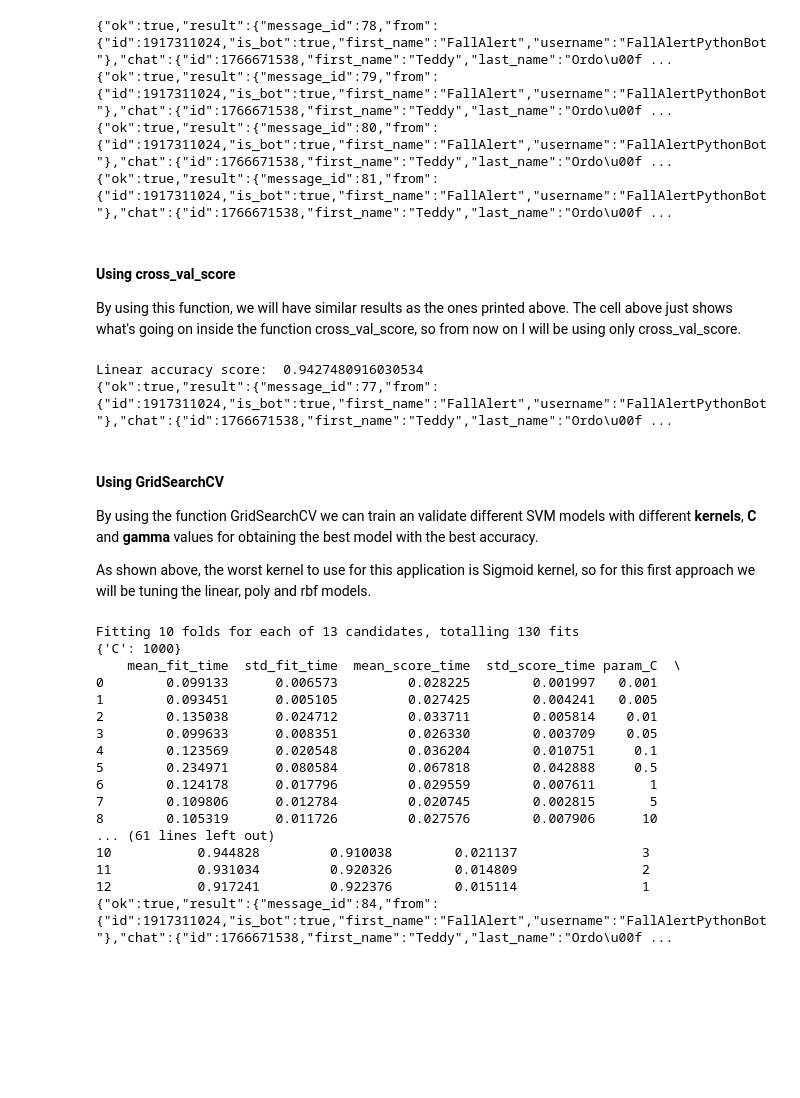
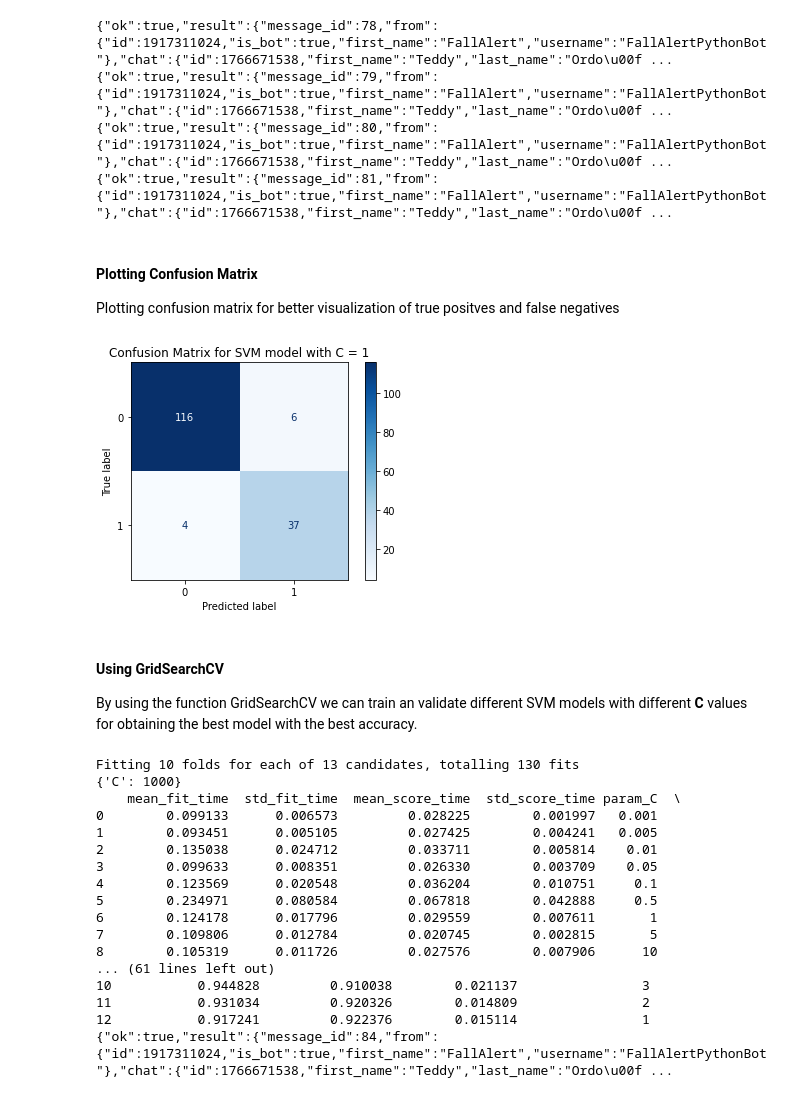
Before and after one commit to teddsords/Fall-Detection-and-Notification-System, a Jupyter notebook: SVM Models.ipynb, the cells around one changed output. Cells and saved outputs as stored; diff of their text form; code cells hidden in the pictures; blank space fills up the shorter version.

```diff
--- a/SVM Models.ipynb
+++ b/SVM Models.ipynb
@@ -130,4 +129,4 @@ Linear accuracy score:  0.9498724610297591
 # %%
-y_predicted = clf_lin_1.predict(X_test)       # 0.95      randomstate=17 0.9567 accuracy
-print('Accuracy: ', accuracy_score(y_test, y_predicted))
+y_predicted_1 = clf.predict(X_test)
+print('Accuracy: ', (accuracy_score(y_test, y_predicted_1))*100)
 # %% [output]
@@ -149,26 +155,22 @@ print('Accuracy: ', accuracy_score(y_test, y_predicted))
 {"ok":true,"result":{"message_id":79,"from":{"id":1917311024,"is_bot":true,"first_name":"FallAlert","username":"FallAlertPythonBot"},"chat":{"id":1766671538,"first_name":"Teddy","last_name":"Ordo\u00f ...
 {"ok":true,"result":{"message_id":80,"from":{"id":1917311024,"is_bot":true,"first_name":"FallAlert","username":"FallAlertPythonBot"},"chat":{"id":1766671538,"first_name":"Teddy","last_name":"Ordo\u00f ...
 {"ok":true,"result":{"message_id":81,"from":{"id":1917311024,"is_bot":true,"first_name":"FallAlert","username":"FallAlertPythonBot"},"chat":{"id":1766671538,"first_name":"Teddy","last_name":"Ordo\u00f ...
-# %% [markdown]
-#### Using cross_val_score
-
-By using this function, we will have similar results as the ones printed above. The cell above just shows what's going on inside the function cross_val_score, so from now on I will be using only cross_val_score.
-# %%
-print('Linear accuracy score: ', cross_val_score(clf_lin, X, y, cv=10).mean())      # 0.9478 accuracy       std = 0.9493
-#print('Poly accuracy score: ', cross_val_score(clf_poly, X, y, cv=10).mean())       # 0.8186 accuracy
-#print('RBF accuracy score: ', cross_val_score(clf_rbf, X, y, cv=10).mean())         # 0.8763 accuracy
-#print('Sig accuracy score: ', cross_val_score(clf_sig, X, y, cv=10).mean())         # 0.6318 accuracy
-
-broadcast_message(['1766671538'], 'Training is done!')
-# %% [output]
-Linear accuracy score:  0.9427480916030534
-{"ok":true,"result":{"message_id":77,"from":{"id":1917311024,"is_bot":true,"first_name":"FallAlert","username":"FallAlertPythonBot"},"chat":{"id":1766671538,"first_name":"Teddy","last_name":"Ordo\u00f ...
+# %% [markdown]
+#### Plotting Confusion Matrix
+
+Plotting confusion matrix for better visualization of true positves and false negatives
+# %%
+con_mat = confusion_matrix(y_true=y_test, y_pred=y_predicted_1)
+disp = ConfusionMatrixDisplay(confusion_matrix=con_mat)
+disp.plot(cmap='Blues')
+plt.title('Confusion Matrix for SVM model with C = 1')
+plt.show()
+# %% [output]
+[figure, added]
 # %% [markdown]
 #### Using GridSearchCV
 
-By using the function GridSearchCV we can train an validate different SVM models with different **kernels**, **C** and **gamma** values for obtaining the best model with the best accuracy.
-
-As shown above, the worst kernel to use for this application is Sigmoid kernel, so for this first approach we will be tuning the linear, poly and rbf models.
+By using the function GridSearchCV we can train an validate different SVM models with different **C** values for obtaining the best model with the best accuracy.
 # %%
 params = {'C': (0.001, 0.005, 0.01, 0.05, 0.1, 0.5, 1, 5, 10, 50, 100, 500, 1000)}
 # %%
```
Also changed, not shown: parts of 54 cells of this notebook.
